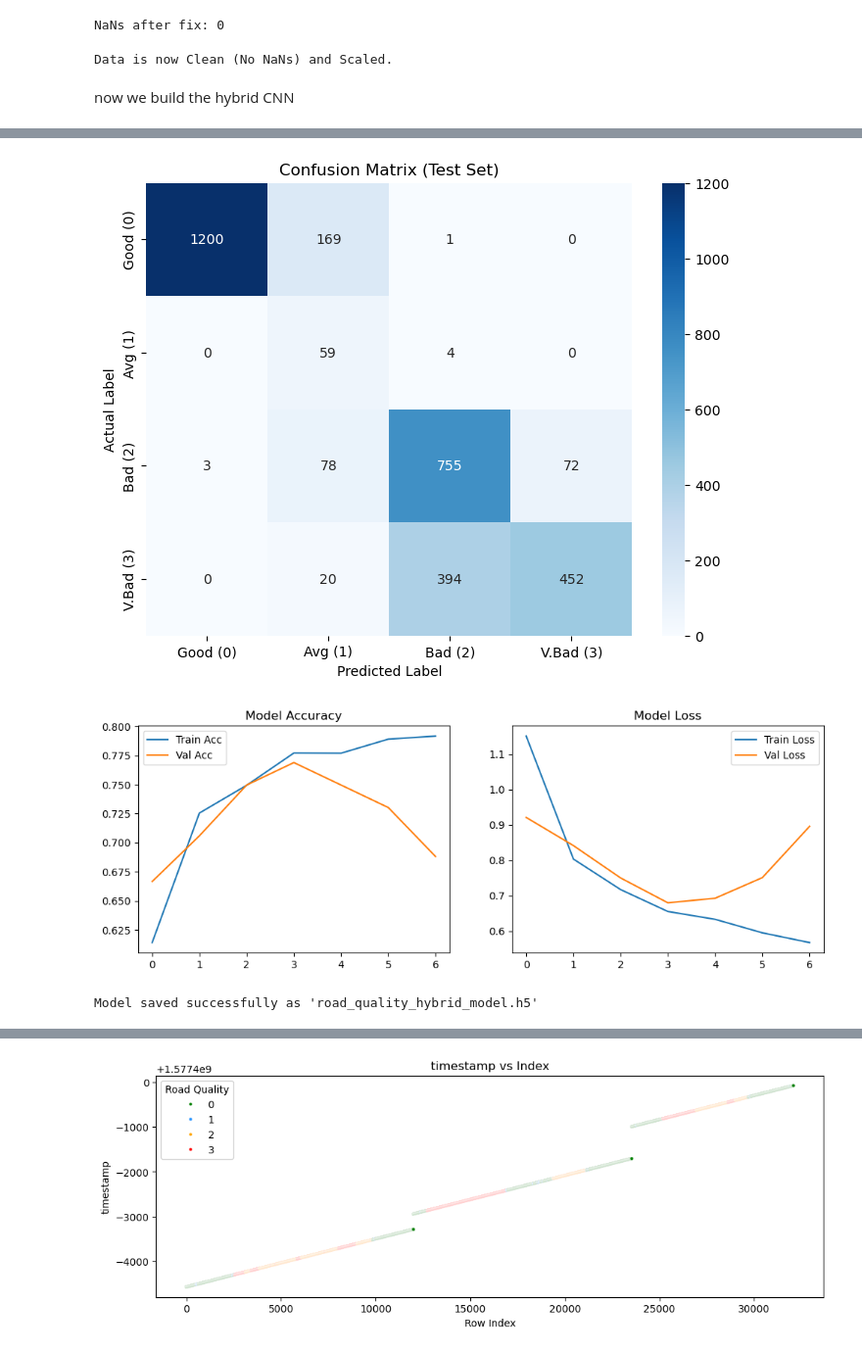
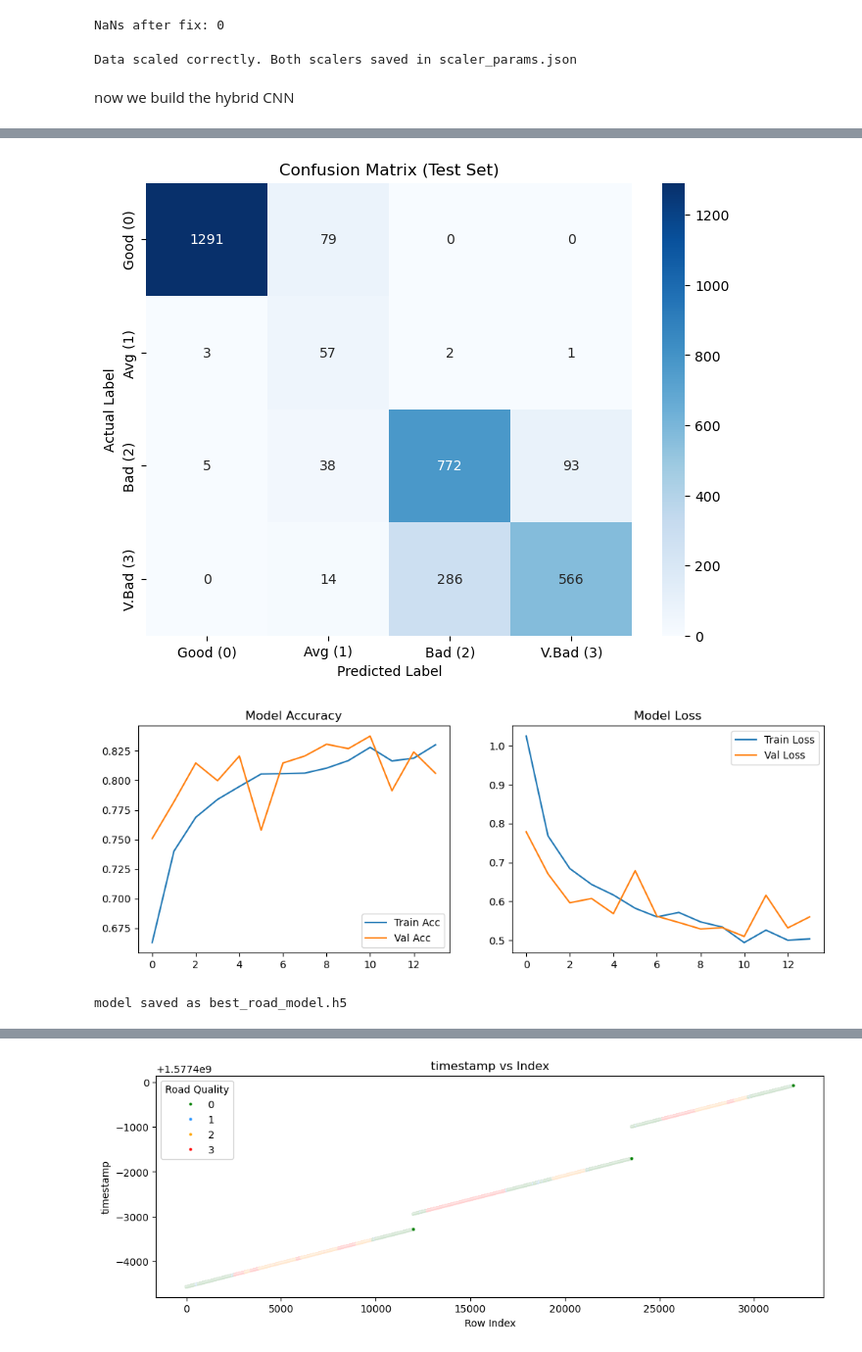
Before and after one commit to ashunarayan/ARM, a Jupyter notebook: ml_model/src/model/main.ipynb, the cells around one changed output, grey strips where cells are left out. Shown at 98% size. Saved outputs shown, nothing was run; the diff lists cells and outputs as text; code cells hidden in the pictures.

Commit message:
training: scaling raw windows, saving scalar parameters, tested on irl location and ploted the map

```diff
--- a/ml_model/src/model/main.ipynb
+++ b/ml_model/src/model/main.ipynb
@@ -215,17 +216,53 @@ print(f"NaNs after fix: {np.isnan(X_train_stats).sum()}")
 # %% [output]
 NaNs after fix: 0
 # %%
-#SCALE THE DATA (Mandatory for Neural Networks)
-# This forces all features (like Kurtosis=100 and Gyro=0.01) into the same range.
-scaler = StandardScaler()
+import numpy as np
+import json
+from sklearn.preprocessing import StandardScaler
 
-# Fit on TRAIN, transform both
-X_train_stats = scaler.fit_transform(X_train_stats)
-X_test_stats = scaler.transform(X_test_stats)
+# =========================================================
+# 1. SCALE STATISTICAL FEATURES
+# =========================================================
+scaler_stats = StandardScaler()
+X_train_stats = scaler_stats.fit_transform(X_train_stats)
+X_test_stats = scaler_stats.transform(X_test_stats)
 
-print("Data is now Clean (No NaNs) and Scaled.")
+# =========================================================
+# 2. SCALE RAW WINDOW DATA (in place)
+# =========================================================
+N, T, F = X_train_raw.shape
+
+scaler_raw = StandardScaler()
+
+X_train_raw_reshaped = X_train_raw.reshape(-1, F)
+scaler_raw.fit(X_train_raw_reshaped)
+
+X_train_raw[:] = scaler_raw.transform(X_train_raw_reshaped).reshape(N, T, F)
+
+Nt = X_test_raw.shape[0]
+X_test_raw_reshaped = X_test_raw.reshape(-1, F)
+X_test_raw[:] = scaler_raw.transform(X_test_raw_reshaped).reshape(Nt, T, F)
+
+# =========================================================
+# 3. SAVE BOTH SCALERS IN ONE JSON
+# =========================================================
+scaler_params = {
+    "stats_scaler": {
+        "mean": scaler_stats.mean_.tolist(),
+        "std": scaler_stats.scale_.tolist()
+    },
+    "raw_scaler": {
+        "mean": scaler_raw.mean_.tolist(),
+        "std": scaler_raw.scale_.tolist()
+    }
+}
+
+with open("scaler_params.json", "w") as f:
+    json.dump(scaler_params, f, indent=4)
+
+print("Data scaled correctly. Both scalers saved in scaler_params.json")
 # %% [output]
-Data is now Clean (No NaNs) and Scaled.
+Data scaled correctly. Both scalers saved in scaler_params.json
 # %% [markdown]
 now we build the hybrid CNN
 # %%
@@ -395,6 +432,5 @@ plt.show()
 # 5. SAVE MODEL (Ready for TinyML conversion later!)
 # =============================================================================
 model = tf.keras.models.load_model('best_road_model.h5')
-model.save("road_quality_hybrid_model.h5")
-print("Model saved successfully as 'road_quality_hybrid_model.h5'")
+print("model saved as best_road_model.h5")
 # %% [output]
@@ -418,6 +454,6 @@ weighted avg       0.85      0.77      0.79      3207
-[figure, old version]
+[figure, new version]
-[figure, old version]
+[figure, new version]
-Model saved successfully as 'road_quality_hybrid_model.h5'
+model saved as best_road_model.h5
 # %%
 
 def plot_colored_drive(X_raw, y_pred, step_size=10):
```
Also changed, not shown: parts of 6 cells of this notebook, 8 other files.
